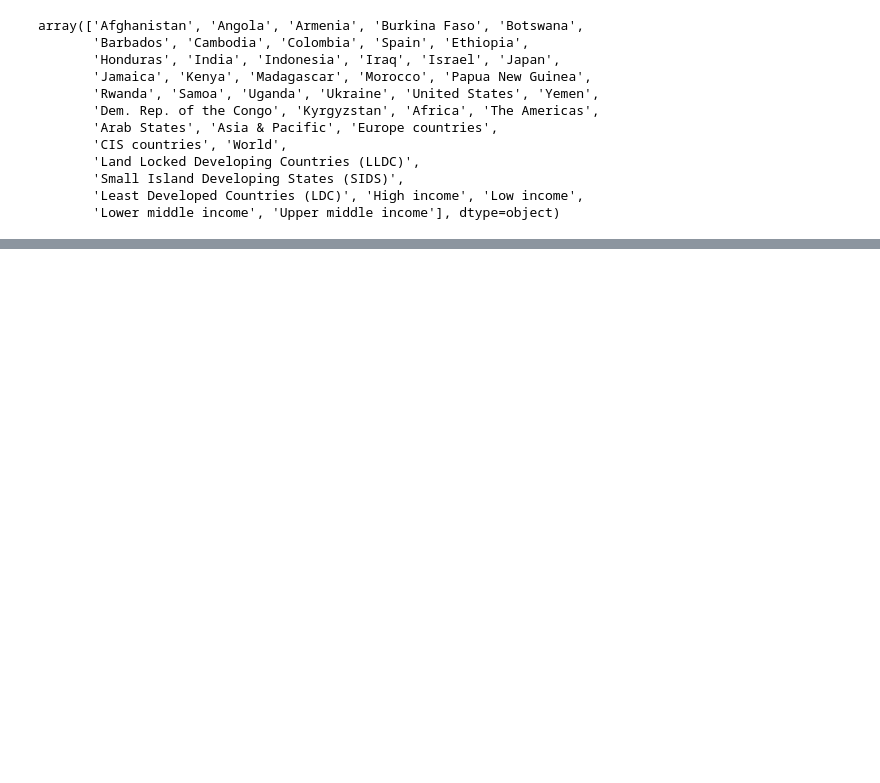
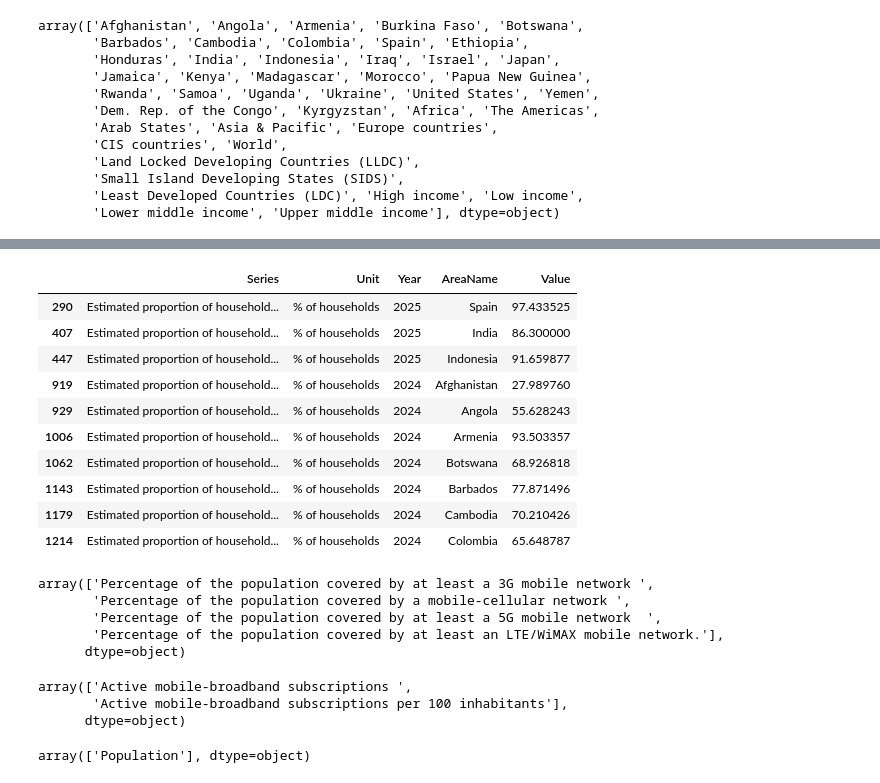
Before and after one commit to ajbunny/AI-Readiness-Governance-Capstone, a Jupyter notebook: notebooks/04_itu_candidate_data_preparation.ipynb, the cells around one changed output, grey strips where cells are left out. Saved outputs shown, nothing was run; the diff lists cells and outputs as text; code cells hidden in the pictures; blank space fills up the shorter version.

```diff
--- a/notebooks/04_itu_candidate_data_preparation.ipynb
+++ b/notebooks/04_itu_candidate_data_preparation.ipynb
@@ -64,0 +169,35 @@ array(['Afghanistan', 'Angola', 'Armenia', 'Burkina Faso', 'Botswana',
+# %%
+df[df["Series"] == "Estimated proportion of households with Internet access at home"][
+    ["Series", "Unit", "Year", "AreaName", "Value"]
+].head(10)
+# %% [output]
+|  | Series | Unit | Year | AreaName | Value |
+| 290 | Estimated proportion of household... | % of households | 2025 | Spain | 97.433525 |
+| 407 | Estimated proportion of household... | % of households | 2025 | India | 86.300000 |
+| 447 | Estimated proportion of household... | % of households | 2025 | Indonesia | 91.659877 |
+| 919 | Estimated proportion of household... | % of households | 2024 | Afghanistan | 27.989760 |
+| 929 | Estimated proportion of household... | % of households | 2024 | Angola | 55.628243 |
+| 1006 | Estimated proportion of household... | % of households | 2024 | Armenia | 93.503357 |
+| 1062 | Estimated proportion of household... | % of households | 2024 | Botswana | 68.926818 |
+| 1143 | Estimated proportion of household... | % of households | 2024 | Barbados | 77.871496 |
+| 1179 | Estimated proportion of household... | % of households | 2024 | Cambodia | 70.210426 |
+| 1214 | Estimated proportion of household... | % of households | 2024 | Colombia | 65.648787 |
+# %%
+#df[df["Series"].str.contains("Population coverage, by mobile network technology")]["Series"].unique()
+df[df["Series"].str.contains("covered", case=False)]["Series"].unique()
+# %% [output]
+array(['Percentage of the population covered by at least a 3G mobile network ',
+       'Percentage of the population covered by a mobile-cellular network ',
+       'Percentage of the population covered by at least a 5G mobile network  ',
+       'Percentage of the population covered by at least an LTE/WiMAX mobile network.'],
+      dtype=object)
+# %%
+df[df["Series"].str.contains("Active mobile-broadband subscriptions")]["Series"].unique()
+# %% [output]
+array(['Active mobile-broadband subscriptions ',
+       'Active mobile-broadband subscriptions per 100 inhabitants'],
+      dtype=object)
+# %%
+df[df["Series"].str.contains("Population")]["Series"].unique()
+# %% [output]
+array(['Population'], dtype=object)
```
Also changed, not shown: parts of 34 cells of this notebook, 1 other file.
